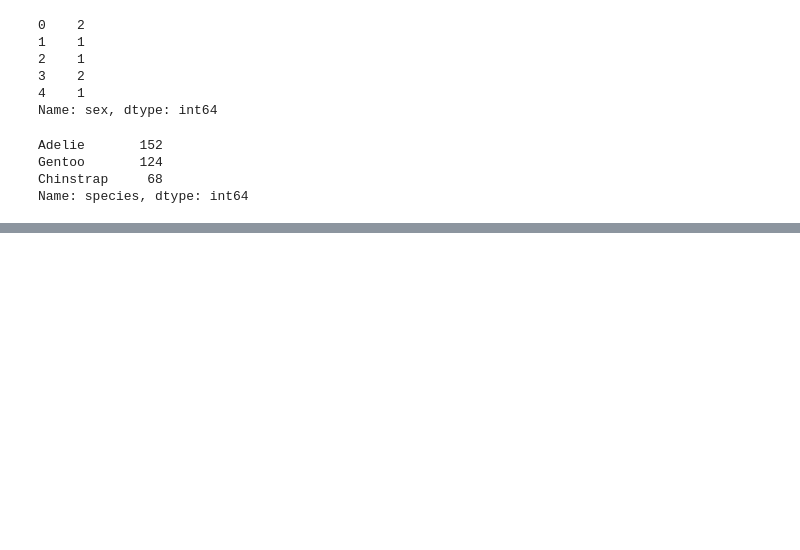
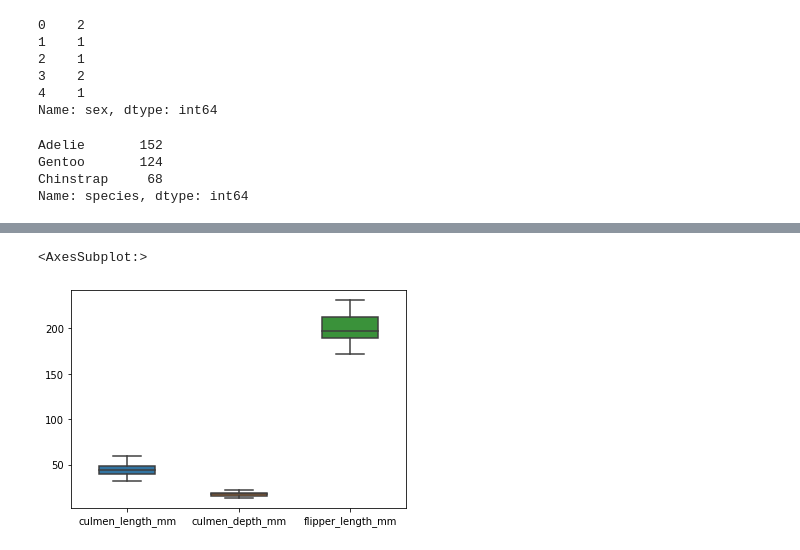
Before and after one commit to alwinruby/Palmer_Penguins, a Jupyter notebook: new_iris.ipynb, the cells around one changed output, grey strips where cells are left out. Saved outputs shown, nothing was run; the diff lists cells and outputs as text; code cells hidden in the pictures; blank space fills up the shorter version.

```diff
--- a/new_iris.ipynb
+++ b/new_iris.ipynb
@@ -166,0 +169,8 @@ df['species'].value_counts().iplot(kind='bar')
+# %%
+# Boxplot
+
+df1 = df[['culmen_length_mm', 'culmen_depth_mm','flipper_length_mm']]
+sns.boxplot(data=df1, width=0.5,fliersize=5)
+# %% [output]
+<AxesSubplot:>
+[figure, added]
```
Also changed, not shown: parts of 4 cells of this notebook.
